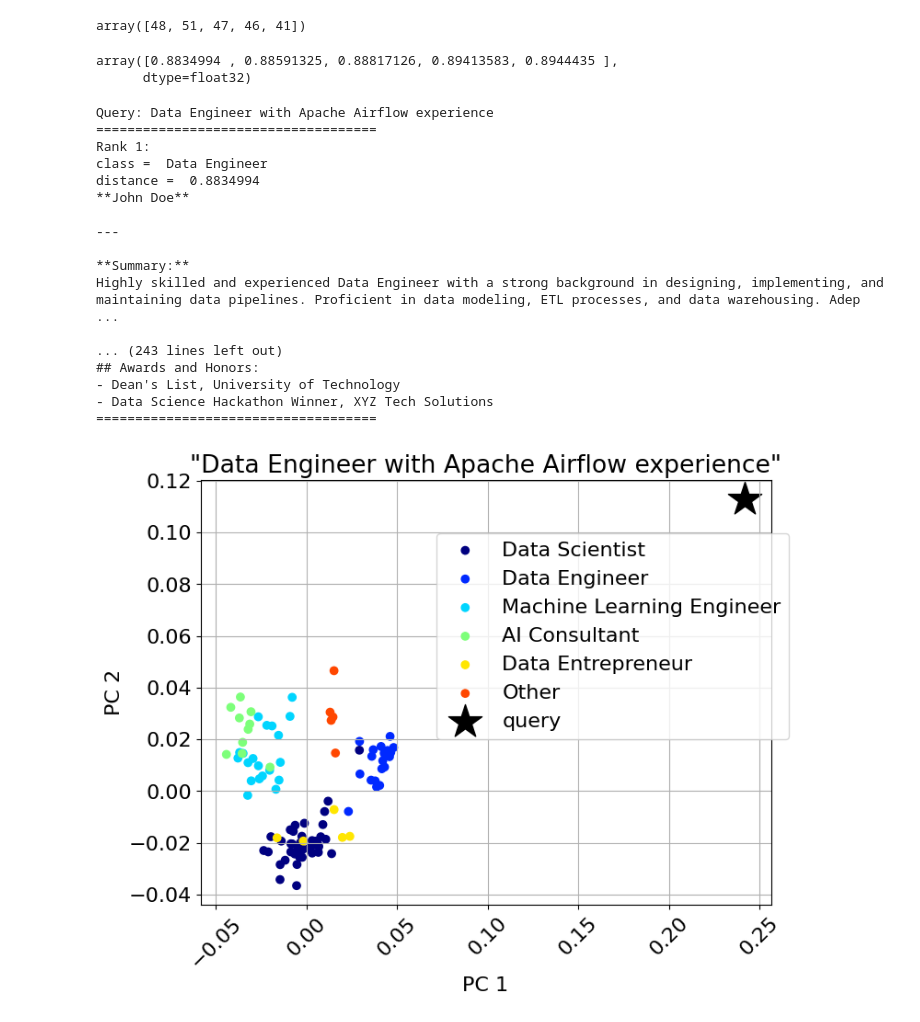
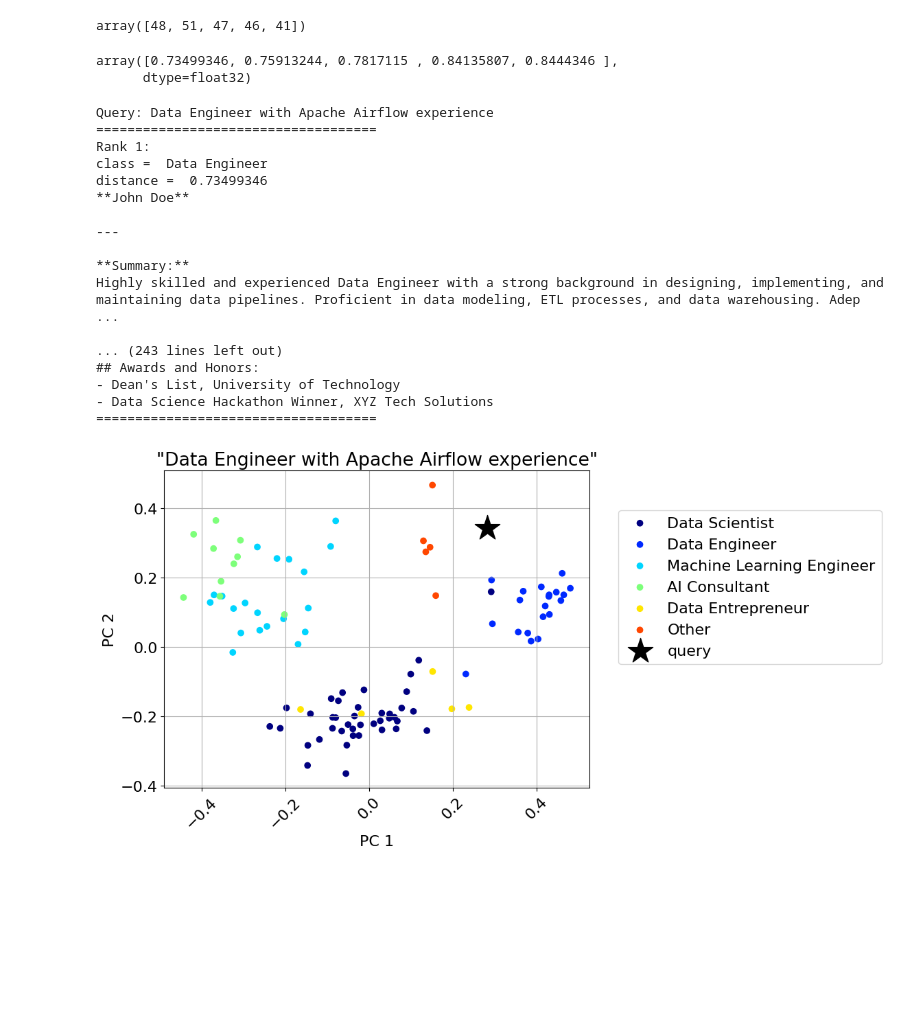
Before and after one commit to Tuchsanai/AIMaster-seagate-training-2024, a Jupyter notebook: Day3/04_RAG_HR Problem/2-semantic-search.ipynb, the cells around one changed output. Cells and saved outputs as stored; diff of their text form; code cells hidden in the pictures; blank space fills up the shorter version.

```diff
--- a/Day3/04_RAG_HR Problem/2-semantic-search.ipynb
+++ b/Day3/04_RAG_HR Problem/2-semantic-search.ipynb
@@ -80,7 +84,6 @@ model = SentenceTransformer("all-MiniLM-L6-v2",)
 
 # embed vectors
 embedding_arr = model.encode(df_resume['resume'])
-embedding_arr  = embedding_arr  / np.linalg.norm(embedding_arr )
 embedding_arr.shape
 # %% [output]
 (100, 384)
@@ -146,10 +149,10 @@ def search_text(query, k=5):
     query_embedding = model.encode(query).reshape(1, -1)
 
     # norทalize the query embedding
-    query_embedding = query_embedding / np.linalg.norm(query_embedding)
+
     distances, indices = index.search(query_embedding, k)
 
-    return distances[0], indices[0]
+    return distances[0], indices[0], query_embedding
 # %%
 query = "I need someone to build out my data infrastructure"
 # query = "Co-founder for marketing analytics consultancy"
@@ -158,7 +161,7 @@ query = "I need someone to build out my data infrastructure"
 query = "Data Engineer with Apache Airflow experience"
 
 
-distances, top_k_indices = search_text(query, k=5)
+distances, top_k_indices, query_embedding  = search_text(query, k=5)
 # %%
 top_k_indices
 # %% [output]
@@ -166,7 +169,7 @@ array([48, 51, 47, 46, 41])
 # %%
 distances
 # %% [output]
-array([0.8834994 , 0.88591325, 0.88817126, 0.89413583, 0.8944435 ],
+array([0.73499346, 0.75913244, 0.7817115 , 0.84135807, 0.8444346 ],
       dtype=float32)
 # %%
 print("Query:", query)
@@ -185,7 +188,7 @@ Query: Data Engineer with Apache Airflow experience
 ====================================
 Rank 1:
 class =  Data Engineer
-distance =  0.8834994
+distance =  0.73499346
 **John Doe**
 
 ---
@@ -200,27 +203,28 @@ Highly skilled and experienced Data Engineer with a strong background in designi
 ====================================
 # %%
 
-query_embedding = query_embedding / np.linalg.norm(query_embedding)# plot query along with resumes using PCA components
+
+
 query_pca = pca.transform(query_embedding.reshape(1, -1))[0]
 
 plt.figure(figsize=(8, 6))
 plt.rcParams.update({'font.size': 16})
 plt.grid()
 
 c=0
 cmap = mpl.colormaps['jet']
 for role in df_resume['role'].unique():
     idx = np.where(df_resume['role']==role)
     plt.scatter(pca.transform(embedding_arr)[idx,0], pca.transform(embedding_arr)[idx,1], c=[cmap(c)]*len(idx[0]), label=role)
     c = c + 1/len(df_resume['role'].unique())
 
 plt.scatter(query_pca[0], query_pca[1], c='k', marker='*', s=750, label='query')
 
 plt.legend(bbox_to_anchor=(1.05, 0.9))
 plt.xticks(rotation = 45)
 plt.xlabel("PC 1")
 plt.ylabel("PC 2")
 plt.title('"' + query + '"')
 plt.show()
 # %% [output]
-[figure, old version]
+[figure, new version]
```
Also changed, not shown: parts of 4 cells of this notebook.
